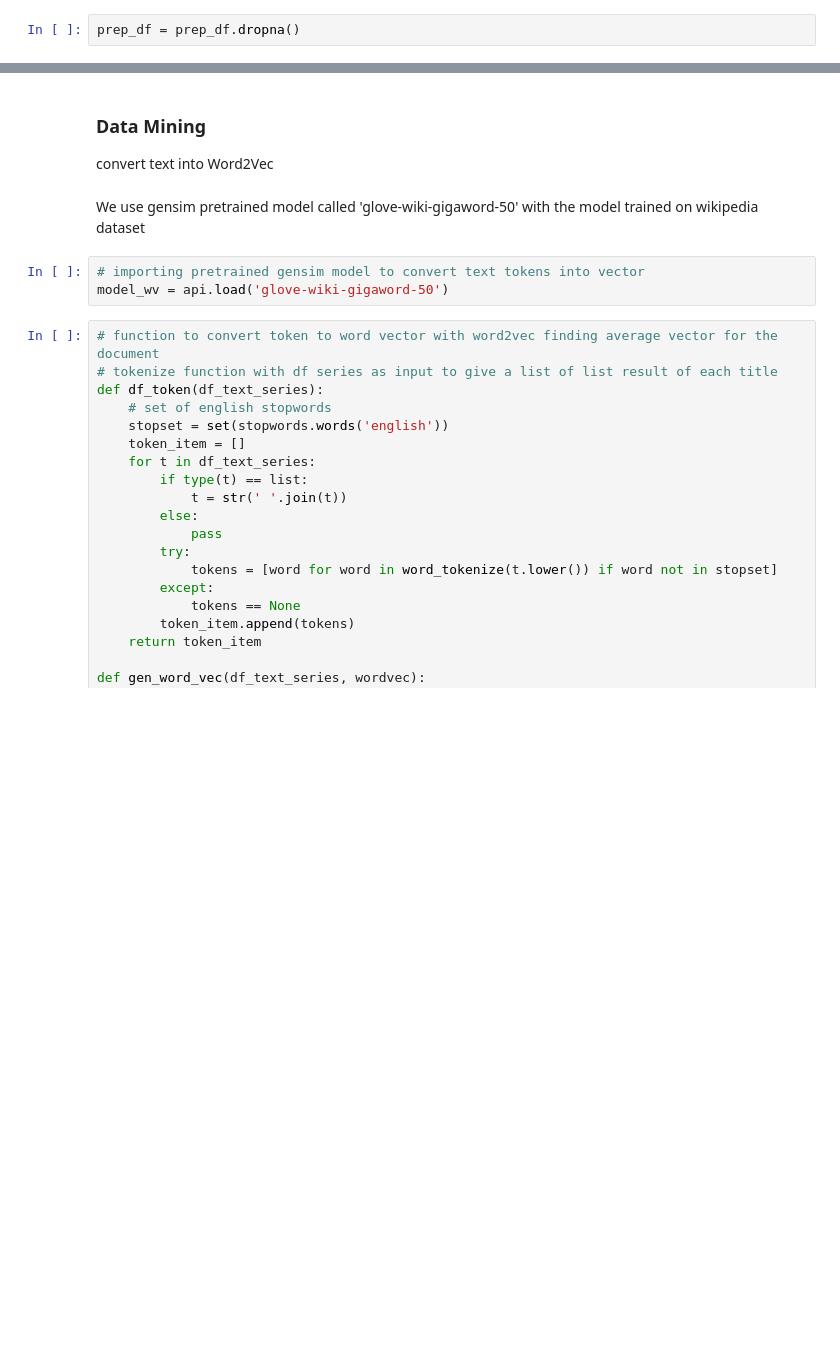
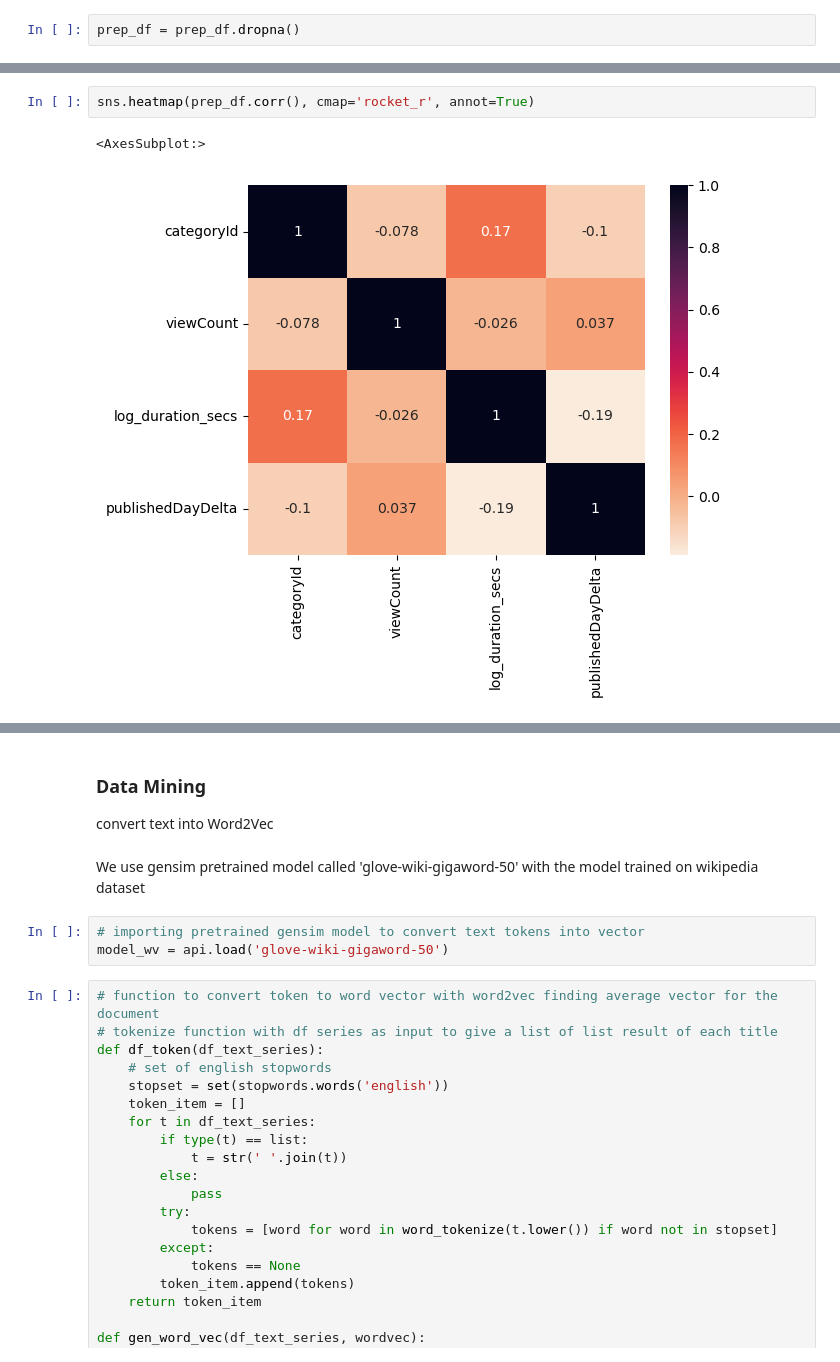
Before and after one commit to ajinkyabhanudas/SIADS696, a Jupyter notebook: EDA_Poom.ipynb, the cells around one changed output, grey strips where cells are left out. Drawn from its saved outputs; the diff is of its cells as text; blank space fills up the shorter version.

```diff
--- a/EDA_Poom.ipynb
+++ b/EDA_Poom.ipynb
@@ -232,0 +258,5 @@ prep_df = prep_df.dropna()
+# %%
+sns.heatmap(prep_df.corr(), cmap='rocket_r', annot=True)
+# %% [output]
+<AxesSubplot:>
+[figure, added]
```
Also changed, not shown: parts of 50 cells of this notebook.
